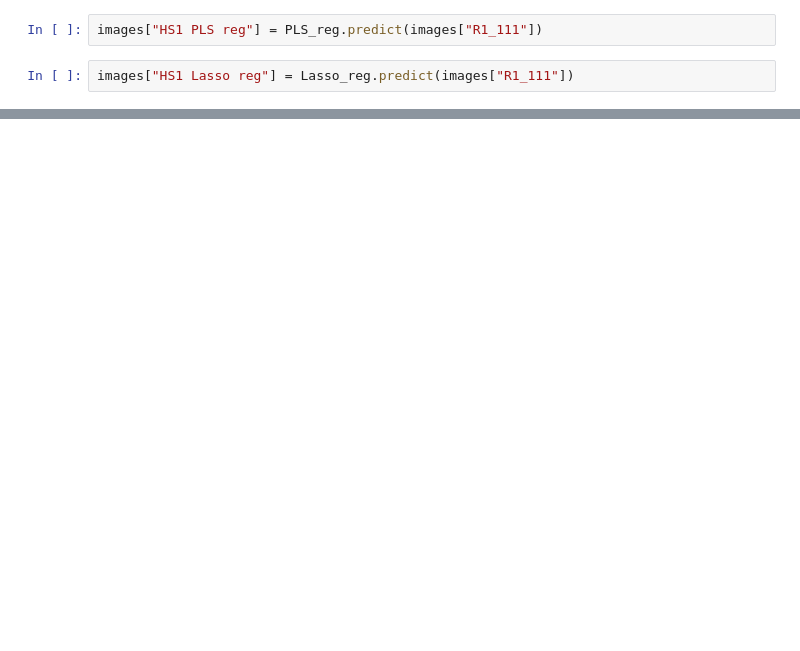
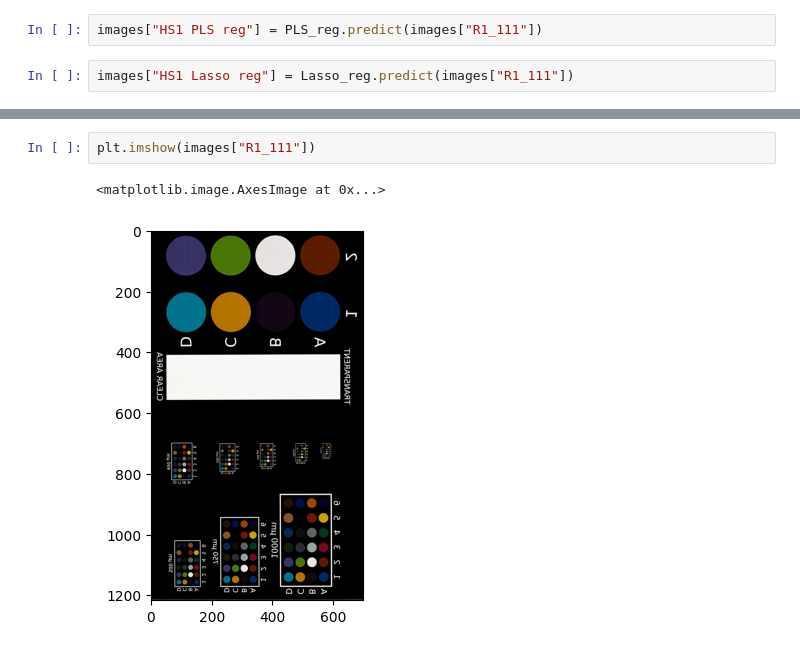
Before and after one commit to slendersold/colour_project, a Jupyter notebook: RegressorExps.ipynb, the cells around one changed output, grey strips where cells are left out. Drawn from its saved outputs; the diff is of its cells as text; blank space fills up the shorter version.

```diff
--- a/RegressorExps.ipynb
+++ b/RegressorExps.ipynb
@@ -122 +128,6 @@ for i, vector in enumerate(name_list):
+# %%
+plt.imshow(images["R1_111"])
+# %% [output]
+<matplotlib.image.AxesImage at 0x...>
+[figure, added]
 # %%
```
Also changed, not shown: parts of 21 cells of this notebook, 3 other files.
